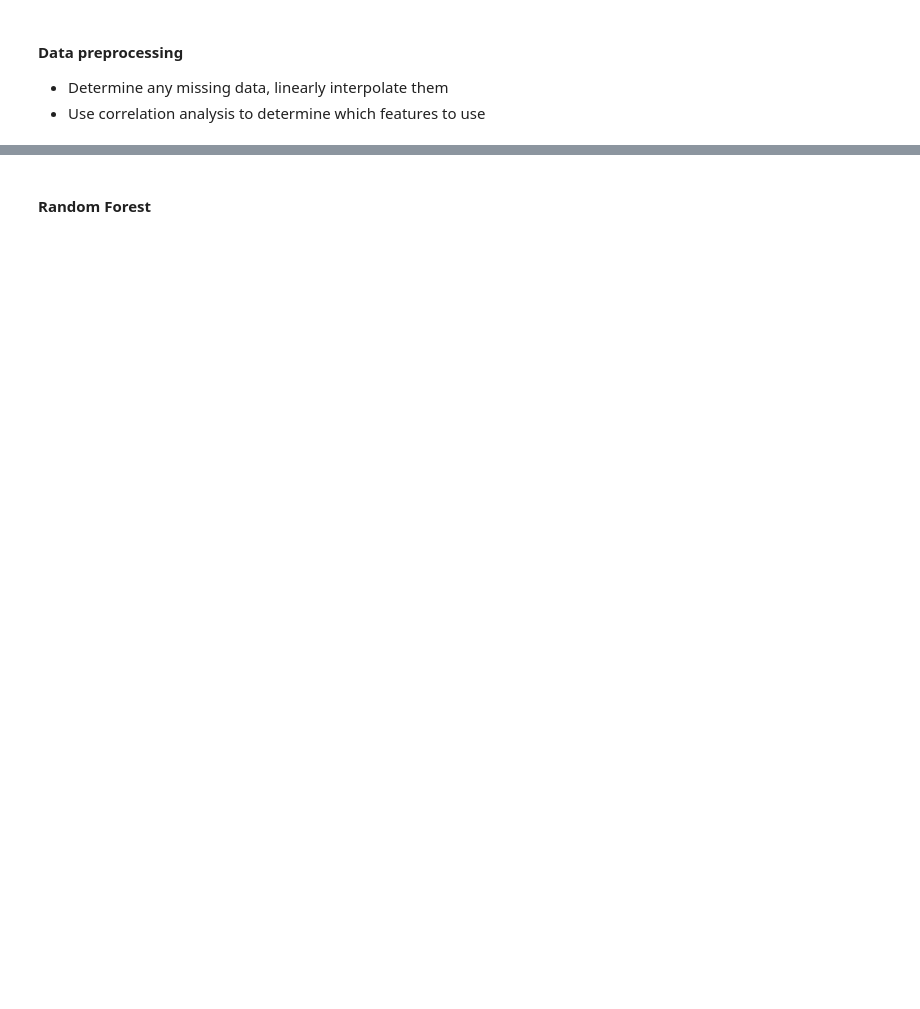
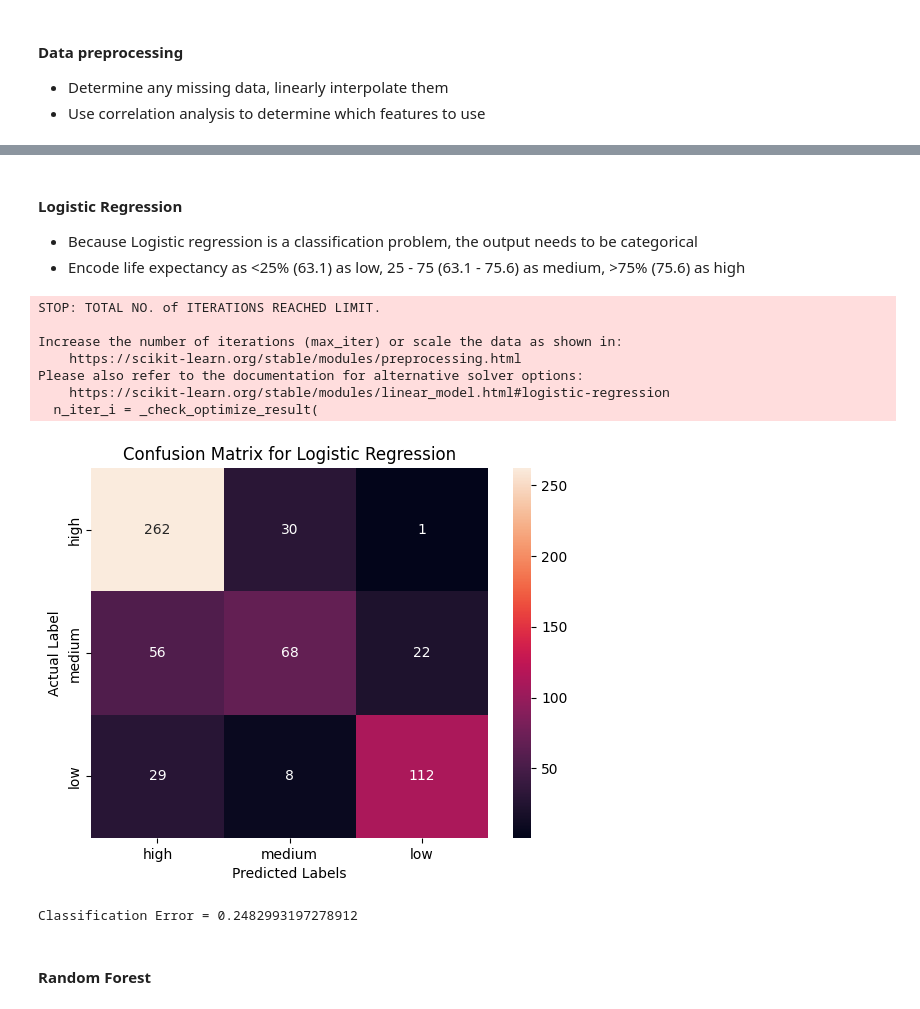
Before and after one commit to rishab-t0910/stat432_final_project, a Jupyter notebook: final_project.ipynb, the cells around one changed output, grey strips where cells are left out. Saved outputs shown, nothing was run; the diff lists cells and outputs as text; code cells hidden in the pictures; blank space fills up the shorter version.

Commit message:
Completed the logistic regression portion

```diff
--- a/final_project.ipynb
+++ b/final_project.ipynb
@@ -91,2 +111,60 @@ plt.show()
+# %% [markdown]
+#### Logistic Regression
+- Because Logistic regression is a classification problem, the output needs to be categorical
+- Encode life expectancy as <25% (63.1) as low, 25 - 75 (63.1 - 75.6) as medium, >75% (75.6) as high
+# %%
+np.random.seed(42)
+
+pred = list(life_exp_var[life_exp_var['Column'] != 'Life expectancy']['Column'])
+model_df = df.copy()
+
+## Bounds for low, medium, high expectancy
+q1 = df['Life expectancy'].describe().loc['25%']
+q2 = df['Life expectancy'].describe().loc['50%']
+q3 = df['Life expectancy'].describe().loc['75%']
+
+model_df['Life expectancy'] = model_df['Life expectancy'].apply(lambda x: "low" if x < q1 else('medium' if x <= q2 else 'high'))
+
+X, y = model_df[pred], model_df['Life expectancy']
+
+## Split train and test
+shuffle_df = model_df.sample(frac=1)
+train_idx = int(0.8 * len(shuffle_df))
+
+train_data, test_data = shuffle_df.head(train_idx), shuffle_df.tail(len(shuffle_df) - train_idx)
+
+X_train, y_train = train_data[pred], train_data['Life expectancy']
+X_test, y_test = test_data[pred], test_data['Life expectancy']
+
+# Construct model
+log_mod = LogisticRegression(random_state = 4)
+log_mod.fit(X_train, y_train)
+y_pred = log_mod.predict(X_test)
+
+## Combine results in df
+results = pd.DataFrame({"Country": test_data['Country'], "Year": test_data['Year'], "Prediction": y_pred, "Actual": y_test})
+
+conf_matrix = confusion_matrix(y_true=y_test, y_pred=y_pred, labels = ['high', 'medium', 'low'])
+sns.heatmap(conf_matrix, annot = True, fmt = 'g')
+plt.xlabel("Predicted Labels")
+plt.ylabel("Actual Label")
+plt.title("Confusion Matrix for Logistic Regression")
+plt.xticks(ticks = [0.5, 1.5, 2.5], labels=['high', 'medium', 'low'])
+plt.yticks(ticks = [0.5, 1.5, 2.5], labels=['high', 'medium', 'low'])
+plt.show()
+
+classification_error = 1-(sum(np.diag(conf_matrix))/sum(sum(conf_matrix)))
+
+print("Classification Error =", classification_error)
+# %% [output]
+STOP: TOTAL NO. of ITERATIONS REACHED LIMIT.
+
+Increase the number of iterations (max_iter) or scale the data as shown in:
+    https://scikit-learn.org/stable/modules/preprocessing.html
+Please also refer to the documentation for alternative solver options:
+    https://scikit-learn.org/stable/modules/linear_model.html#logistic-regression
+  n_iter_i = _check_optimize_result(
+[figure, added]
+Classification Error = 0.2482993197278912
 # %% [markdown]
 #### Random Forest
```
Also changed, not shown: parts of 6 cells of this notebook.
